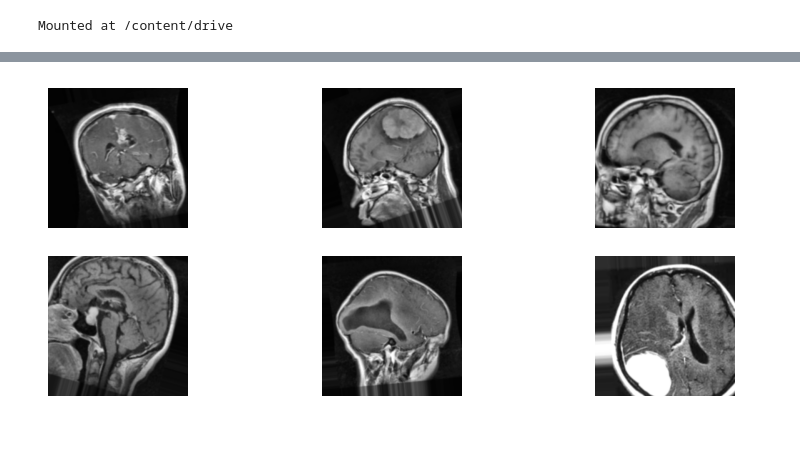
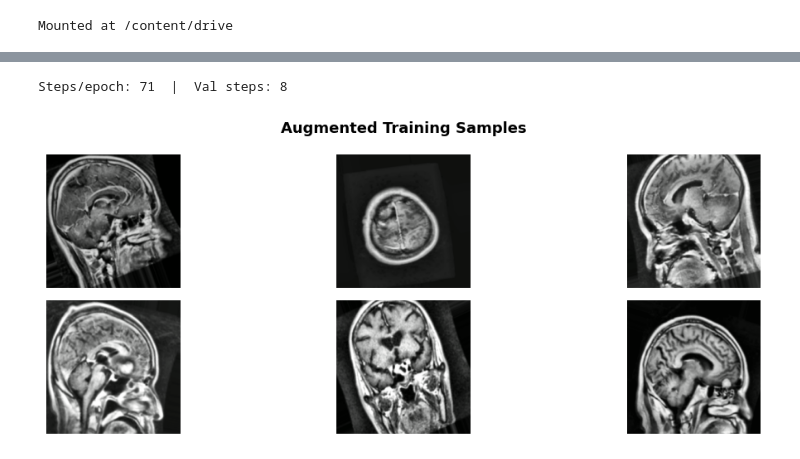
Before and after one commit to SNWE159/brain-tumor-classification, a Jupyter notebook: notebooks/04_ResNet50.ipynb, the cells around one changed output, grey strips where cells are left out. Cells and saved outputs as stored; diff of their text form; code cells hidden in the pictures.

```diff
--- a/notebooks/04_ResNet50.ipynb
+++ b/notebooks/04_ResNet50.ipynb
@@ -63,17 +171,18 @@ Pixel range: 0 → 255
 # %%
-X_train_full, X_test, y_train_full, y_test = train_test_split(
-    X, y, test_size=0.10, random_state=42, stratify=y
+# ── Train / Val / Test Split ─────────────────────────────────────────────────
+X_trainval, X_test, y_trainval, y_test = train_test_split(
+    X, y, test_size=0.10, random_state=SEED, stratify=y
 )
 X_train, X_val, y_train, y_val = train_test_split(
-    X_train_full, y_train_full, test_size=0.10, random_state=42, stratify=y_train_full
-)
+    X_trainval, y_trainval, test_size=0.111, random_state=SEED, stratify=y_trainval
+)  # ~10% of total for val
 
-# Convert y → one-hot
-y_train_cat = to_categorical(y_train, num_classes=len(class_names))
-y_val_cat = to_categorical(y_val, num_classes=len(class_names))
-y_test_cat = to_categorical(y_test, num_classes=len(class_names))
+# One-hot encode
+y_train_cat = to_categorical(y_train, NUM_CLASSES)
+y_val_cat   = to_categorical(y_val,   NUM_CLASSES)
+y_test_cat  = to_categorical(y_test,  NUM_CLASSES)
 
-print("Train:", X_train.shape)
-print("Validation:", X_val.shape)
-print("Test:", X_test.shape)
+print(f"Train : {X_train.shape}  ({len(X_train)} samples)")
+print(f"Val   : {X_val.shape}    ({len(X_val)} samples)")
+print(f"Test  : {X_test.shape}   ({len(X_test)} samples)")
 # %% [output]
@@ -83,29 +192,54 @@ Test: (287, 224, 224, 3)
 # %%
+# ── Data Generators ──────────────────────────────────────────────────────────
+# ResNet50 uses its own preprocess_input; we apply it inside the generator
+from tensorflow.keras.applications.resnet50 import preprocess_input
+
+def resnet_preprocess(x):
+    """Apply ResNet50 preprocessing (zero-center by ImageNet mean)."""
+    return preprocess_input(x.astype('float32'))
+
 train_datagen = ImageDataGenerator(
-    rescale=1./255,
-    rotation_range=20,
-    width_shift_range=0.10,
-    height_shift_range=0.10,
-    zoom_range=0.10,
+    preprocessing_function=resnet_preprocess,
+    rotation_range=25,
+    width_shift_range=0.12,
+    height_shift_range=0.12,
+    shear_range=0.10,
+    zoom_range=0.15,
     horizontal_flip=True,
-    brightness_range=[1.0, 1.2],
+    vertical_flip=False,
+    brightness_range=[0.85, 1.15],
+    channel_shift_range=15.0,
     fill_mode='nearest'
 )
 
-val_datagen = ImageDataGenerator(rescale=1./255)
-test_datagen = ImageDataGenerator(rescale=1./255)
+val_datagen  = ImageDataGenerator(preprocessing_function=resnet_preprocess)
+test_datagen = ImageDataGenerator(preprocessing_function=resnet_preprocess)
 
-train_gen = train_datagen.flow(X_train, y_train_cat, batch_size=32, shuffle=True)
-val_gen = val_datagen.flow(X_val, y_val_cat, batch_size=32)
-test_gen = test_datagen.flow(X_test, y_test_cat, batch_size=32)
+train_gen = train_datagen.flow(X_train, y_train_cat, batch_size=BATCH_SIZE, shuffle=True,  seed=SEED)
+val_gen   = val_datagen.flow(X_val,   y_val_cat,   batch_size=BATCH_SIZE, shuffle=False)
+test_gen  = test_datagen.flow(X_test,  y_test_cat,  batch_size=BATCH_SIZE, shuffle=False)
+
+steps_per_epoch = max(1, len(X_train) // BATCH_SIZE)
+val_steps       = max(1, len(X_val)   // BATCH_SIZE)
+print(f"Steps/epoch: {steps_per_epoch}  |  Val steps: {val_steps}")
+# %% [output]
+Steps/epoch: 71  |  Val steps: 8
 # %%
-images, labels = next(train_gen)
-plt.figure(figsize=(10,4))
+# ── Visualise augmented samples ──────────────────────────────────────────────
+sample_imgs, _ = next(train_gen)
+# De-normalise for display (undo resnet preprocess_input roughly)
+display_imgs = sample_imgs[:6].copy()
+display_imgs = display_imgs + [103.939, 116.779, 123.68]  # add back means
+display_imgs = np.clip(display_imgs, 0, 255).astype('uint8')
+
+plt.figure(figsize=(12, 4))
 for i in range(6):
     plt.subplot(2, 3, i+1)
-    plt.imshow(images[i])
-    plt.axis("off")
+    plt.imshow(display_imgs[i])
+    plt.axis('off')
+plt.suptitle('Augmented Training Samples', fontsize=13, fontweight='bold')
+plt.tight_layout()
 plt.show()
 # %% [output]
-[figure, old version]
+[figure, new version]
 # %%
```
Also changed, not shown: parts of 22 cells of this notebook.
